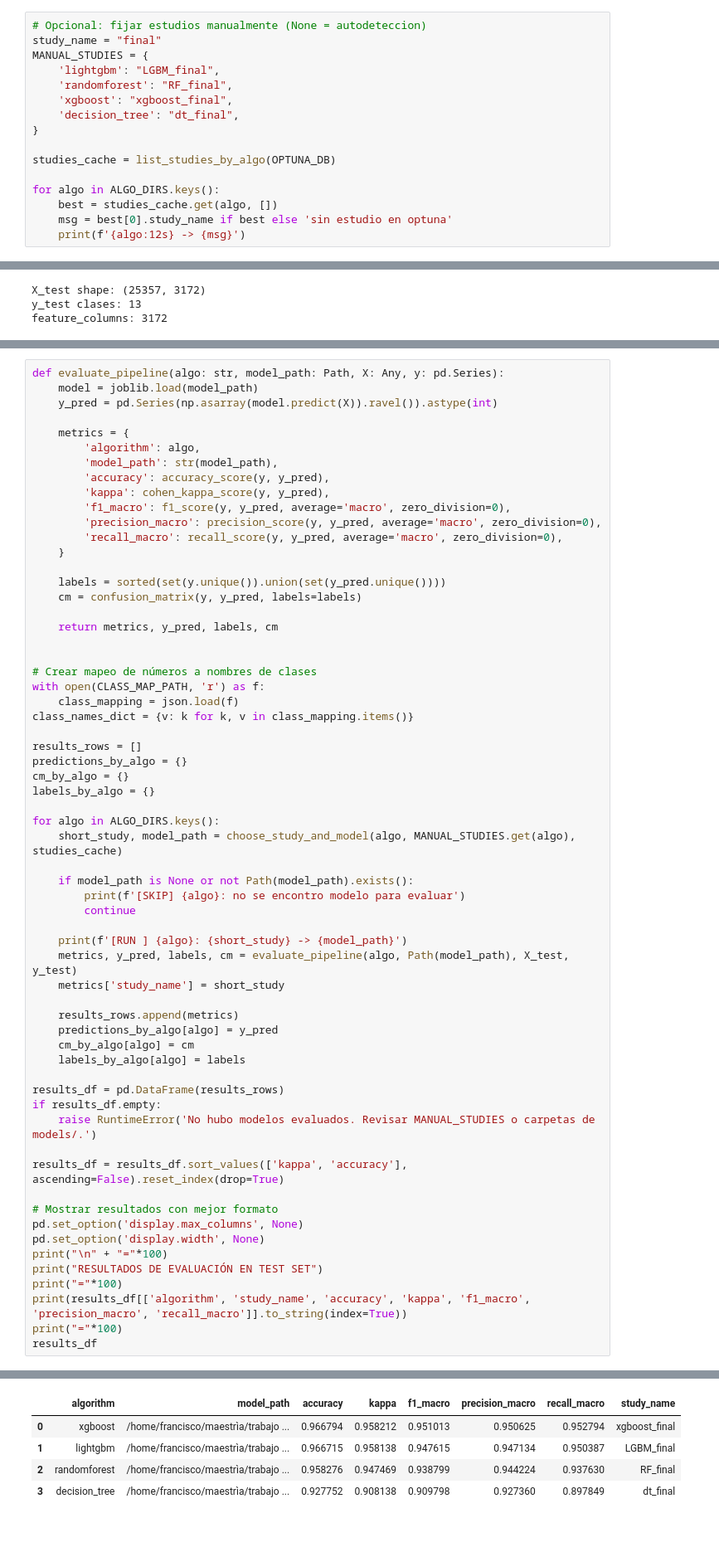
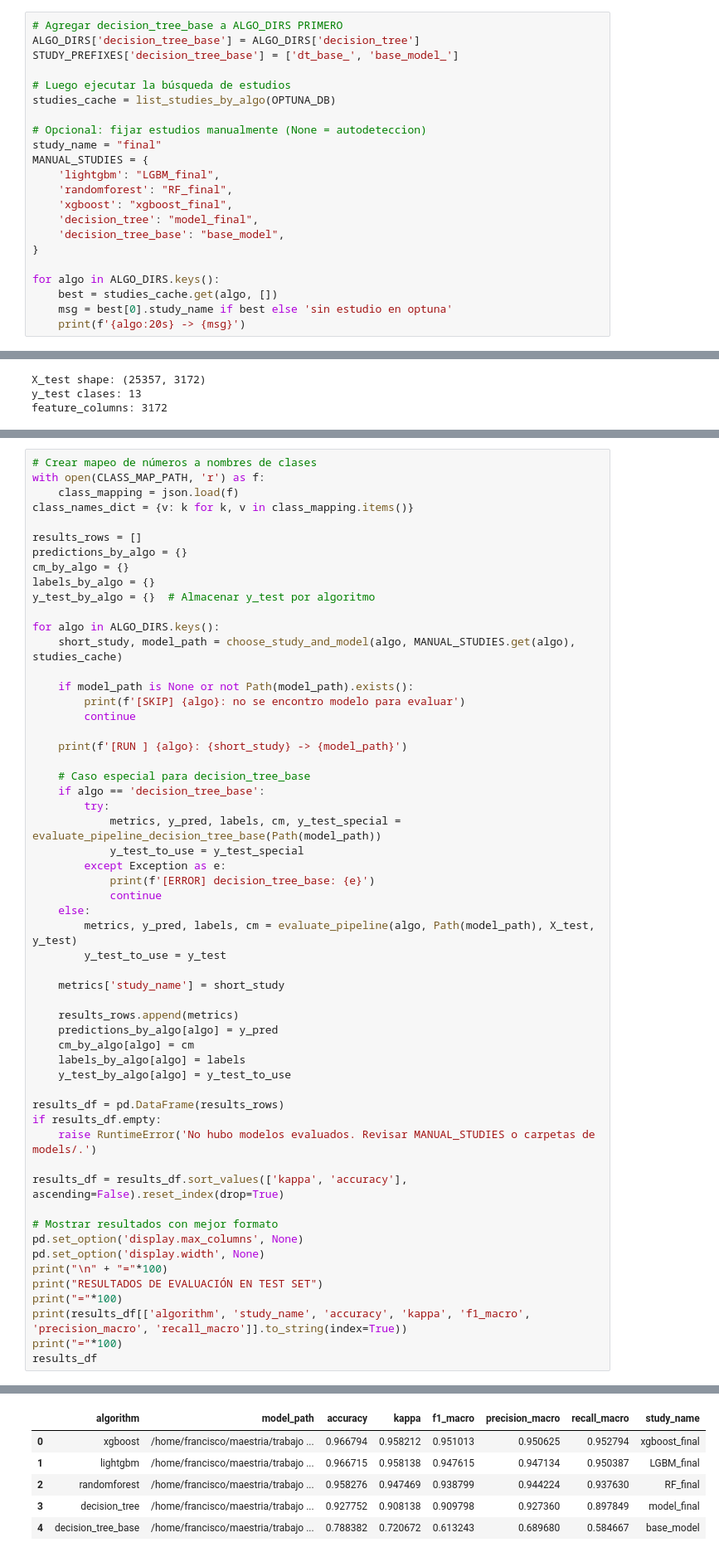
Before and after one commit to carrenogf/tf-austral, a Jupyter notebook: testing_modelos.ipynb, the cells around one changed output, grey strips where cells are left out. Shown at 83% size. Saved outputs shown, nothing was run; the diff lists cells and outputs as text; blank space fills up the shorter version.

```diff
--- a/testing_modelos.ipynb
+++ b/testing_modelos.ipynb
@@ -144,18 +150,24 @@ def choose_study_and_model(algo: str, manual_short_study: Optional[str], studies
     return short_study, last
 # %%
+# Agregar decision_tree_base a ALGO_DIRS PRIMERO
+ALGO_DIRS['decision_tree_base'] = ALGO_DIRS['decision_tree']
+STUDY_PREFIXES['decision_tree_base'] = ['dt_base_', 'base_model_']
+
+# Luego ejecutar la búsqueda de estudios
+studies_cache = list_studies_by_algo(OPTUNA_DB)
+
 # Opcional: fijar estudios manualmente (None = autodeteccion)
 study_name = "final"
 MANUAL_STUDIES = {
     'lightgbm': "LGBM_final",
     'randomforest': "RF_final",
     'xgboost': "xgboost_final",
-    'decision_tree': "dt_final",
+    'decision_tree': "model_final",
+    'decision_tree_base': "base_model",
 }
-
-studies_cache = list_studies_by_algo(OPTUNA_DB)
 
 for algo in ALGO_DIRS.keys():
     best = studies_cache.get(algo, [])
     msg = best[0].study_name if best else 'sin estudio en optuna'
-    print(f'{algo:12s} -> {msg}')
+    print(f'{algo:20s} -> {msg}')
 # %% [output]
@@ -190,24 +403,4 @@ feature_columns: 3172
 # %%
-def evaluate_pipeline(algo: str, model_path: Path, X: Any, y: pd.Series):
-    model = joblib.load(model_path)
-    y_pred = pd.Series(np.asarray(model.predict(X)).ravel()).astype(int)
-
-    metrics = {
-        'algorithm': algo,
-        'model_path': str(model_path),
-        'accuracy': accuracy_score(y, y_pred),
-        'kappa': cohen_kappa_score(y, y_pred),
-        'f1_macro': f1_score(y, y_pred, average='macro', zero_division=0),
-        'precision_macro': precision_score(y, y_pred, average='macro', zero_division=0),
-        'recall_macro': recall_score(y, y_pred, average='macro', zero_division=0),
-    }
-
-    labels = sorted(set(y.unique()).union(set(y_pred.unique())))
-    cm = confusion_matrix(y, y_pred, labels=labels)
-
-    return metrics, y_pred, labels, cm
-
-
 # Crear mapeo de números a nombres de clases
 with open(CLASS_MAP_PATH, 'r') as f:
     class_mapping = json.load(f)
@@ -217,6 +410,7 @@ results_rows = []
 predictions_by_algo = {}
 cm_by_algo = {}
 labels_by_algo = {}
+y_test_by_algo = {}  # Almacenar y_test por algoritmo
 
 for algo in ALGO_DIRS.keys():
     short_study, model_path = choose_study_and_model(algo, MANUAL_STUDIES.get(algo), studies_cache)
@@ -226,13 +420,26 @@ for algo in ALGO_DIRS.keys():
         continue
 
     print(f'[RUN ] {algo}: {short_study} -> {model_path}')
-    metrics, y_pred, labels, cm = evaluate_pipeline(algo, Path(model_path), X_test, y_test)
+
+    # Caso especial para decision_tree_base
+    if algo == 'decision_tree_base':
+        try:
+            metrics, y_pred, labels, cm, y_test_special = evaluate_pipeline_decision_tree_base(Path(model_path))
+            y_test_to_use = y_test_special
+        except Exception as e:
+            print(f'[ERROR] decision_tree_base: {e}')
+            continue
+    else:
+        metrics, y_pred, labels, cm = evaluate_pipeline(algo, Path(model_path), X_test, y_test)
+        y_test_to_use = y_test
+
     metrics['study_name'] = short_study
 
     results_rows.append(metrics)
     predictions_by_algo[algo] = y_pred
     cm_by_algo[algo] = cm
     labels_by_algo[algo] = labels
+    y_test_by_algo[algo] = y_test_to_use
 
 results_df = pd.DataFrame(results_rows)
 if results_df.empty:
@@ -268,8 +483,9 @@ RESULTADOS DE EVALUACIÓN EN TEST SET
 |  | algorithm | model_path | accuracy | kappa | f1_macro | precision_macro | recall_macro | study_name |
-| 0 | xgboost | /home/francisco/maestrìa/trabajo ... | 0.966794 | 0.958212 | 0.951013 | 0.950625 | 0.952794 | xgboost_final |
-| 1 | lightgbm | /home/francisco/maestrìa/trabajo ... | 0.966715 | 0.958138 | 0.947615 | 0.947134 | 0.950387 | LGBM_final |
-| 2 | randomforest | /home/francisco/maestrìa/trabajo ... | 0.958276 | 0.947469 | 0.938799 | 0.944224 | 0.937630 | RF_final |
-| 3 | decision_tree | /home/francisco/maestrìa/trabajo ... | 0.927752 | 0.908138 | 0.909798 | 0.927360 | 0.897849 | dt_final |
+| 0 | xgboost | /home/francisco/maestria/trabajo ... | 0.966794 | 0.958212 | 0.951013 | 0.950625 | 0.952794 | xgboost_final |
+| 1 | lightgbm | /home/francisco/maestria/trabajo ... | 0.966715 | 0.958138 | 0.947615 | 0.947134 | 0.950387 | LGBM_final |
+| 2 | randomforest | /home/francisco/maestria/trabajo ... | 0.958276 | 0.947469 | 0.938799 | 0.944224 | 0.937630 | RF_final |
+| 3 | decision_tree | /home/francisco/maestria/trabajo ... | 0.927752 | 0.908138 | 0.909798 | 0.927360 | 0.897849 | model_final |
+| 4 | decision_tree_base | /home/francisco/maestria/trabajo ... | 0.788382 | 0.720672 | 0.613243 | 0.689680 | 0.584667 | base_model |
 # %%
 # Elegir algoritmo para analisis detallado
 ALGO_DETAIL = results_df.loc[0, 'algorithm']
```
Also changed, not shown: parts of 16 cells of this notebook, 4 other files.
